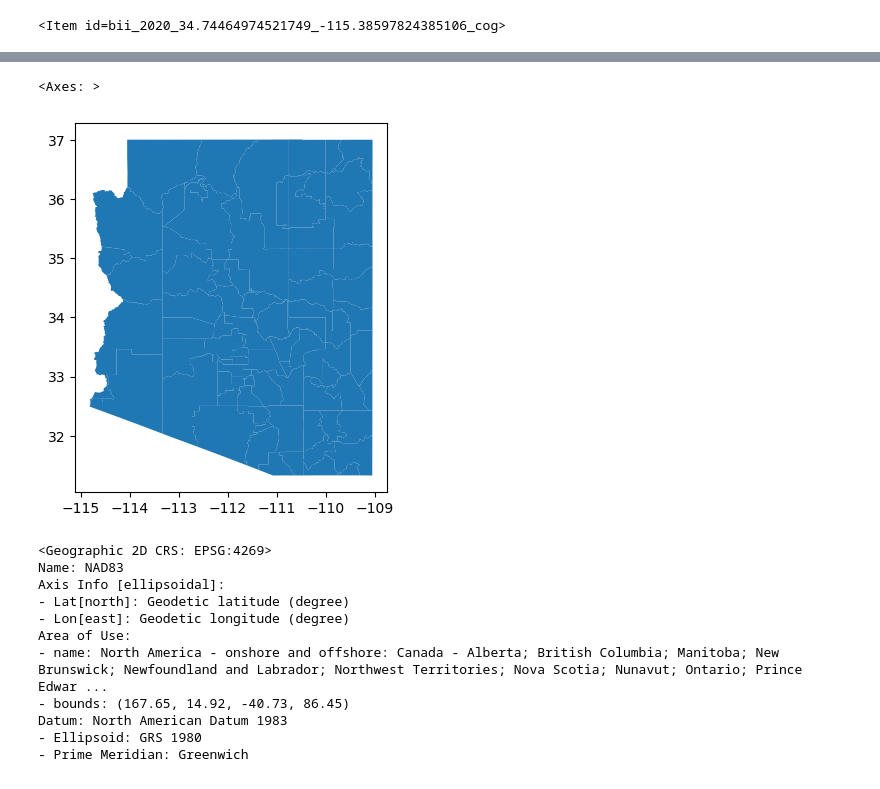
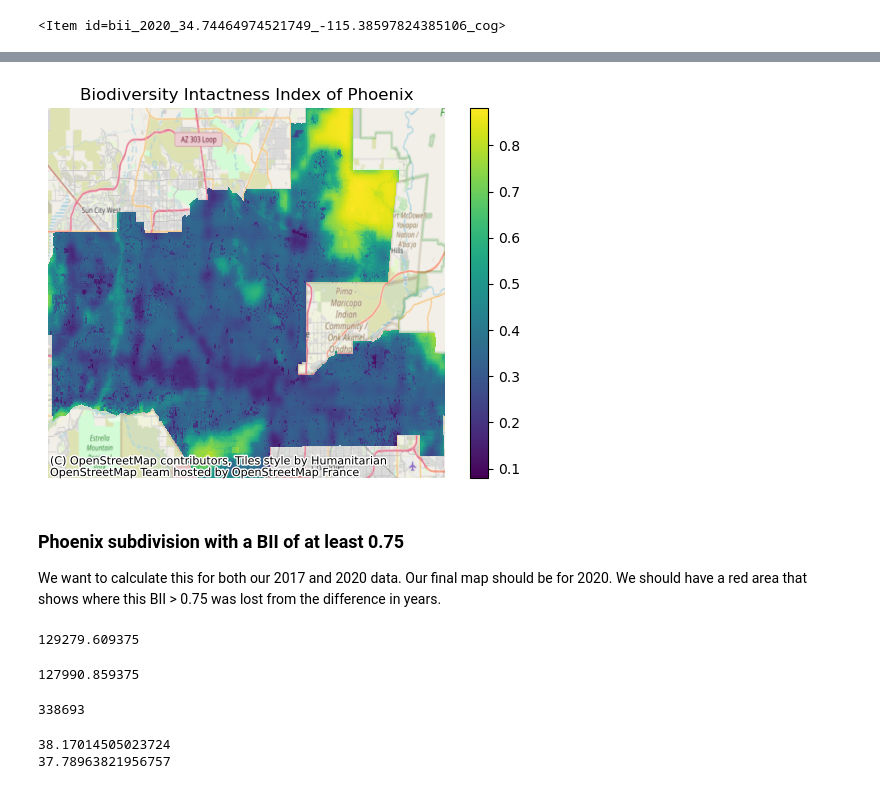
Before and after one commit to tommats00/phoenix-biodiversity-index, a Jupyter notebook: phoenix-biodiversity.ipynb, the cells around one changed output, grey strips where cells are left out. Saved outputs shown, nothing was run; the diff lists cells and outputs as text; code cells hidden in the pictures.

Commit message:
made initial map, working on finding the difference in 2020 and 2017

```diff
--- a/phoenix-biodiversity.ipynb
+++ b/phoenix-biodiversity.ipynb
@@ -209,19 +187,53 @@ arizona_counties.head(3)
-# %%
-arizona_counties.plot()
-# %% [output]
-<Axes: >
-[figure, removed]
-# %%
-arizona_counties.crs
-# %% [output]
-<Geographic 2D CRS: EPSG:4269>
-Name: NAD83
-Axis Info [ellipsoidal]:
-- Lat[north]: Geodetic latitude (degree)
-- Lon[east]: Geodetic longitude (degree)
-Area of Use:
-- name: North America - onshore and offshore: Canada - Alberta; British Columbia; Manitoba; New Brunswick; Newfoundland and Labrador; Northwest Territories; Nova Scotia; Nunavut; Ontario; Prince Edwar ...
-- bounds: (167.65, 14.92, -40.73, 86.45)
-Datum: North American Datum 1983
-- Ellipsoid: GRS 1980
-- Prime Meridian: Greenwich
+# %%
+biodiversity_2020_1 = biodiversity_2020.rio.clip_box(*phoenix_match.total_bounds)
+biodiversity_2020_2 = biodiversity_2020_1.rio.clip(phoenix_match.geometry)
+
+# Plotting
+fig, ax = plt.subplots()
+
+# Plot the clipped raster
+biodiversity_2020_2.plot(ax=ax,
+                        )
+ax.set_title("Biodiversity Intactness Index of Phoenix")
+ax.axis('off')
+
+# Contextily basemap
+ctx.add_basemap(ax, crs='EPSG:4326')
+
+
+plt.show()
+# %% [output]
+[figure, added]
+# %% [markdown]
+### Phoenix subdivision with a BII of at least 0.75
+We want to calculate this for both our 2017 and 2020 data. Our final map should be for 2020. We should have a red area that shows where this BII > 0.75 was lost from the difference in years.
+# %%
+bio_2017_greater = biodiversity_2017_2.where(biodiversity_2017_2 >= 0.75)
+
+area_2017 = biodiversity_2017_2.sum().item()
+area_2017
+# %% [output]
+129279.609375
+# %%
+bio_2020_greater = biodiversity_2020_2.where(biodiversity_2020_2 >= 0.75)
+
+area_2020 = biodiversity_2020_2.sum().item()
+area_2020
+# %% [output]
+127990.859375
+# %%
+total_area = biodiversity_2017_2.count().item()
+total_area
+# %% [output]
+338693
+# %%
+percentage_2017 = (area_2017 / total_area) * 100
+
+percentage_2020 = (area_2020 / total_area) * 100
+
+print(percentage_2017)
+
+print(percentage_2020)
+# %% [output]
+38.17014505023724
+37.78963821956757
```
Also changed, not shown: parts of 26 cells of this notebook.
